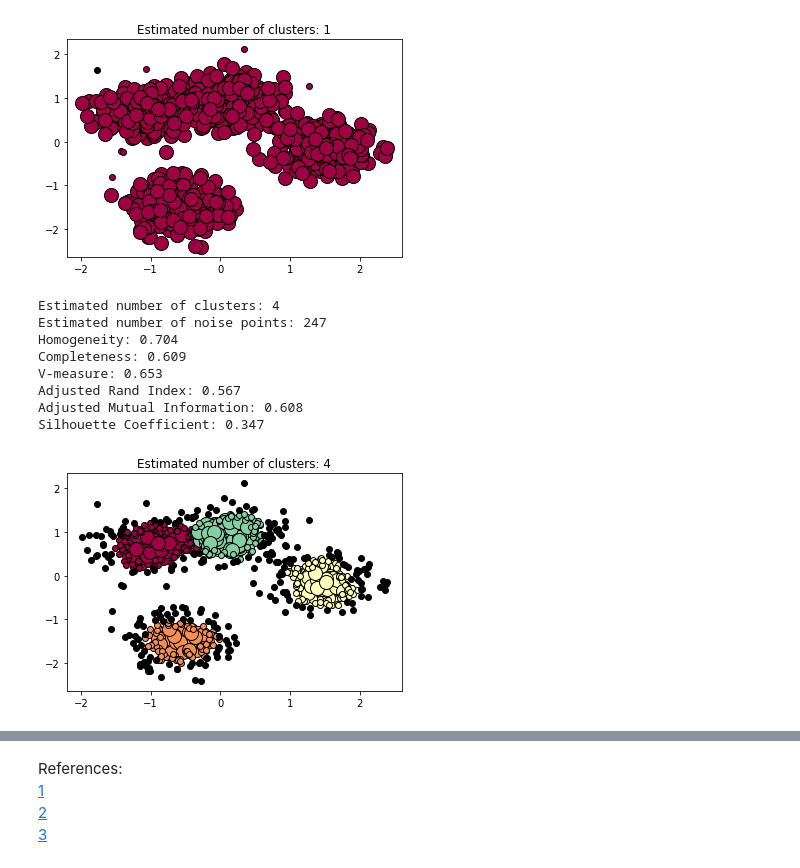
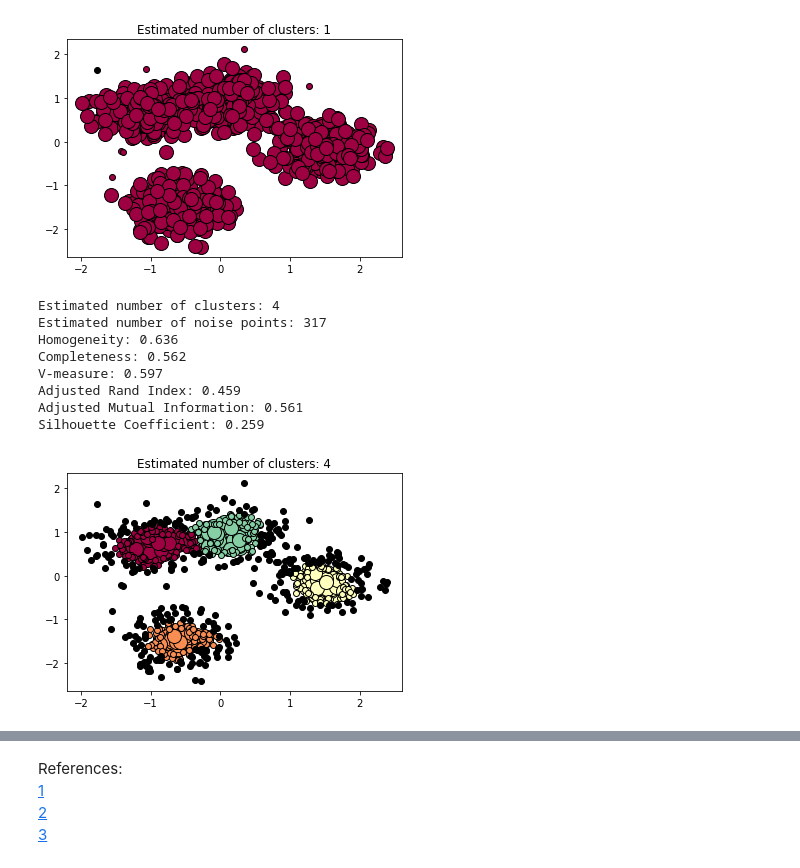
Before and after one commit to ckorikov/2020-fall-polytech-mlcc, a Jupyter notebook: 05_ml_basics_practiceBunsup.ipynb, the cells around one changed output, grey strips where cells are left out. Cells and saved outputs as stored; diff of their text form; code cells hidden in the pictures.

```diff
--- a/05_ml_basics_practiceBunsup.ipynb
+++ b/05_ml_basics_practiceBunsup.ipynb
@@ -402,7 +592,7 @@ X, labels_true = data[0], data[1]
 X = StandardScaler().fit_transform(X)
 
 # Compute DBSCAN
-db = DBSCAN(eps=eps_val, min_samples=25).fit(X)
+db = DBSCAN(eps=eps_val, min_samples=30).fit(X)
 core_samples_mask = np.zeros_like(db.labels_, dtype=bool)
 core_samples_mask[db.core_sample_indices_] = True
 labels = db.labels_
@@ -422,41 +612,41 @@ print("Adjusted Mutual Information: %0.3f"
       % metrics.adjusted_mutual_info_score(labels_true, labels))
 print("Silhouette Coefficient: %0.3f"
       % metrics.silhouette_score(X, labels))
 
 # Plot result
 import matplotlib.pyplot as plt
 
 # Black removed and is used for noise instead.
 unique_labels = set(labels)
 colors = [plt.cm.Spectral(each)
           for each in np.linspace(0, 1, len(unique_labels))]
 for k, col in zip(unique_labels, colors):
     if k == -1:
         # Black used for noise.
         col = [0, 0, 0, 1]
 
     class_member_mask = (labels == k)
 
     xy = X[class_member_mask & core_samples_mask]
     plt.plot(xy[:, 0], xy[:, 1], 'o', markerfacecolor=tuple(col),
              markeredgecolor='k', markersize=14)
 
     xy = X[class_member_mask & ~core_samples_mask]
     plt.plot(xy[:, 0], xy[:, 1], 'o', markerfacecolor=tuple(col),
              markeredgecolor='k', markersize=6)
 
 plt.title('Estimated number of clusters: %d' % n_clusters_)
 plt.show()
 # %% [output]
 Estimated number of clusters: 4
-Estimated number of noise points: 247
-Homogeneity: 0.704
-Completeness: 0.609
-V-measure: 0.653
-Adjusted Rand Index: 0.567
-Adjusted Mutual Information: 0.608
-Silhouette Coefficient: 0.347
+Estimated number of noise points: 317
+Homogeneity: 0.636
+Completeness: 0.562
+V-measure: 0.597
+Adjusted Rand Index: 0.459
+Adjusted Mutual Information: 0.561
+Silhouette Coefficient: 0.259
-[figure, old version]
+[figure, new version]
 # %% [markdown]
 #### Comments
    * Black points - noise, non-clustered data
```
Also changed, not shown: parts of 15 cells of this notebook.
